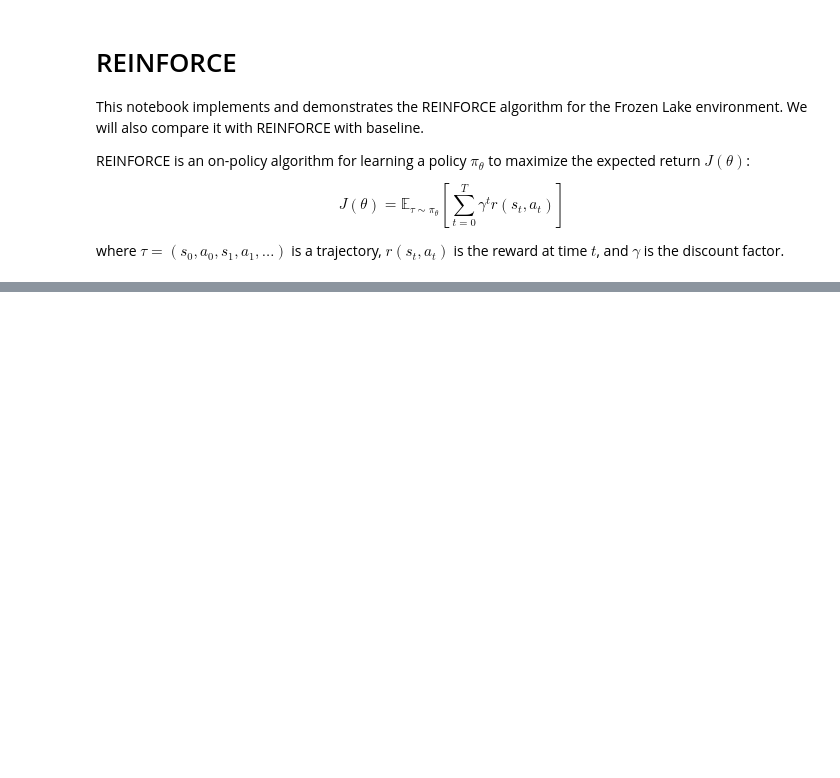
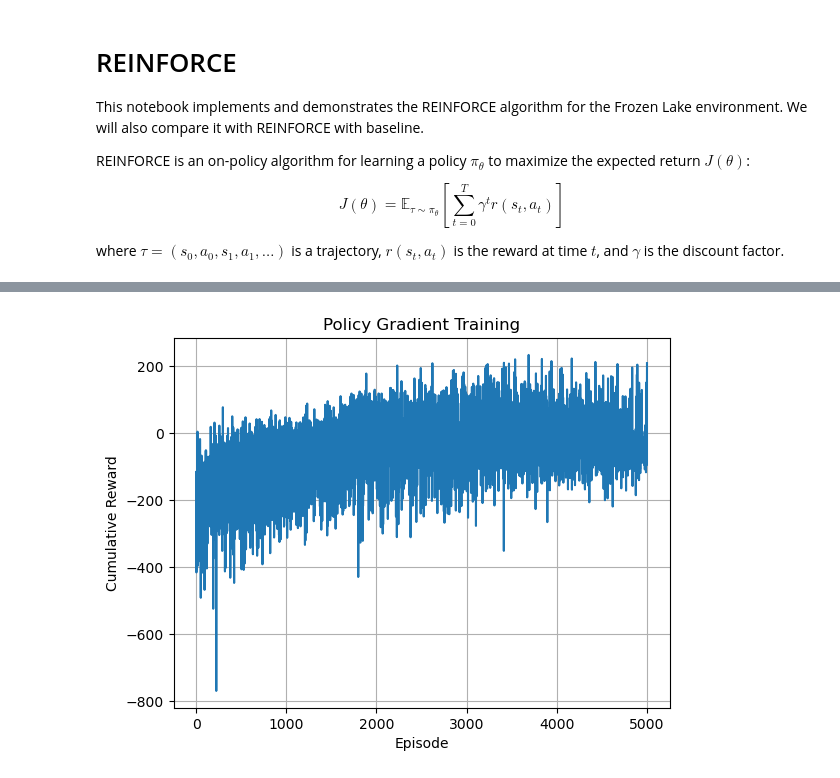
Before and after one commit to ajdillhoff/CSE6363, a Jupyter notebook: reinforcement_learning/reinforce_lunar_lander.ipynb, the cells around one changed output, grey strips where cells are left out. Drawn from its saved outputs; the diff is of its cells as text; code cells hidden in the pictures; blank space fills up the shorter version.

```diff
--- a/reinforcement_learning/reinforce_lunar_lander.ipynb
+++ b/reinforcement_learning/reinforce_lunar_lander.ipynb
@@ -135,6 +138,7 @@ class Baseline(nn.Module):
         return out
 
 def reinforce_with_baseline(env, policy, baseline, policy_optimizer, baseline_optimizer, num_episodes, gamma=0.99):
+    all_rewards = []
     for episode in range(num_episodes):
         state = env.reset()
         log_probs = []
@@ -162,6 +166,7 @@ def reinforce_with_baseline(env, policy, baseline, policy_optimizer, baseline_op
             if terminated or truncated:
                 break
 
+        all_rewards.append(sum(rewards))
         returns = []
         G = 0
         for r in reversed(rewards):
@@ -170,14 +175,16 @@ def reinforce_with_baseline(env, policy, baseline, policy_optimizer, baseline_op
 
         returns = torch.tensor(returns, dtype=torch.float)
         baselines = torch.cat(baselines).squeeze()
-        advantages = returns - baselines
+
+        with torch.no_grad():
+            advantages = returns - baselines
 
         policy_loss = []
         for log_prob, advantage in zip(log_probs, advantages):
             policy_loss.append(-log_prob * advantage)
 
         policy_optimizer.zero_grad()
-        policy_loss = torch.stack(policy_loss).sum()
+        policy_loss = torch.stack(policy_loss).mean()
         policy_loss.backward(retain_graph=True)
         policy_optimizer.step()
 
@@ -189,6 +196,15 @@ def reinforce_with_baseline(env, policy, baseline, policy_optimizer, baseline_op
         if episode % 100 == 0:
             print(f"Episode {episode}, Policy Loss: {policy_loss.item()}, Baseline Loss: {baseline_loss.item()}")
 
+    # Visualize rewards over time
+    import matplotlib.pyplot as plt
+    plt.plot(all_rewards)
+    plt.xlabel('Episode')
+    plt.ylabel('Cumulative Reward')
+    plt.title('Policy Gradient Training')
+    plt.grid()
+    plt.show()
+
 env = gym.make("LunarLander-v2")
 state_size = env.observation_space.shape[0]
 action_size = env.action_space.n
@@ -198,6 +214,6 @@ baseline = Baseline(state_size, 1)
 policy_optimizer = optim.Adam(policy.parameters(), lr=1e-2)
 baseline_optimizer = optim.Adam(baseline.parameters(), lr=1e-2)
 
-num_episodes = 2000
-reinforce_with_baseline(env, policy, baseline, policy_optimizer, baseline_optimizer, num_episodes)
+num_episodes = 5000
+reinforce_with_baseline(env, policy, baseline, policy_optimizer, baseline_optimizer, num_episodes, 0.9)
 # %% [output]
@@ -224,3 +237,4 @@ Episode 1900, Policy Loss: 18153.287109375, Baseline Loss: 774.7396850585938
+[figure, added]
 # %%
 env = gym.make("LunarLander-v2", render_mode="human")
 
```
Also changed, not shown: parts of 4 cells of this notebook.
